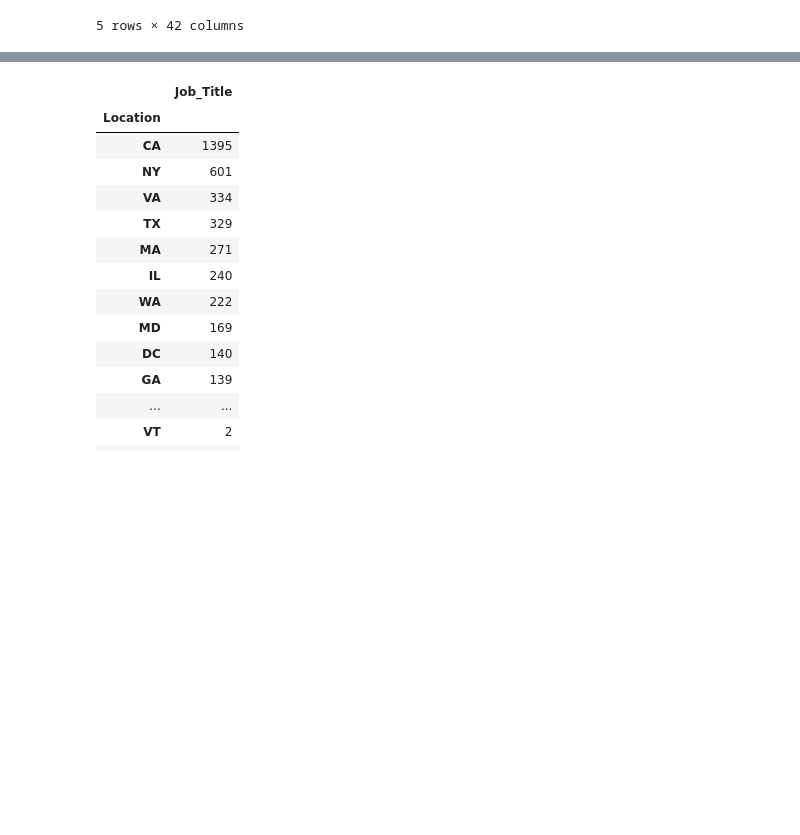
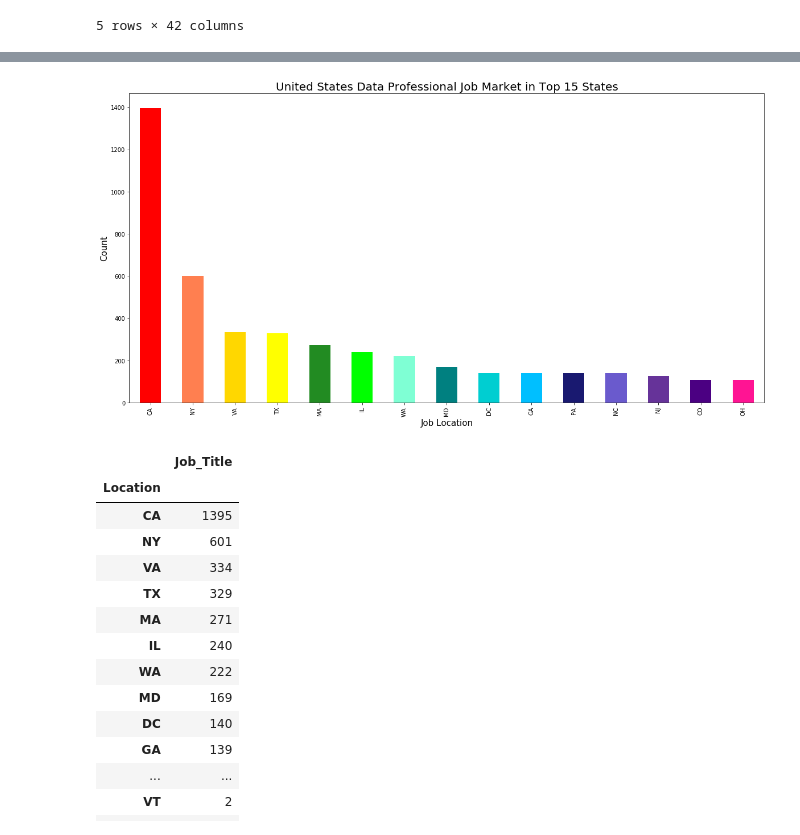
Before and after one commit to GitGTBoot/Project-1, a Jupyter notebook: Project 1.ipynb, the cells around one changed output, grey strips where cells are left out. Cells and saved outputs as stored; diff of their text form; code cells hidden in the pictures; blank space fills up the shorter version.

```diff
--- a/Project 1.ipynb
+++ b/Project 1.ipynb
@@ -72,3 +74,14 @@ ax1=STA_count["Job_Title"].sort_values(ascending=False).head(15).plot(kind="bar"
+# %%
+plt.figure(figsize=(20,10))
+ax1=STA_count["Job_Title"].sort_values(ascending=False).head(15).plot(kind="bar",color=['red', 'coral', 'gold', 'yellow', 'forestgreen',
+                                                                             "lime",'aquamarine','teal','darkturquoise','deepskyblue',
+                                                                             'midnightblue','slateblue','rebeccapurple','indigo','deeppink'])
+plt.title("United States Data Professional Job Market in Top 15 States",fontsize=20)
+plt.xlabel("Job Location",fontsize=15)
+plt.ylabel("Count",fontsize=15)
+plt.show()
+# %% [output]
+[figure, added]
 # %%
 job_count=pd.DataFrame(STA_count["Job_Title"].sort_values(ascending=False))
 job_count
```
Also changed, not shown: parts of 26 cells of this notebook, 1 other file.
